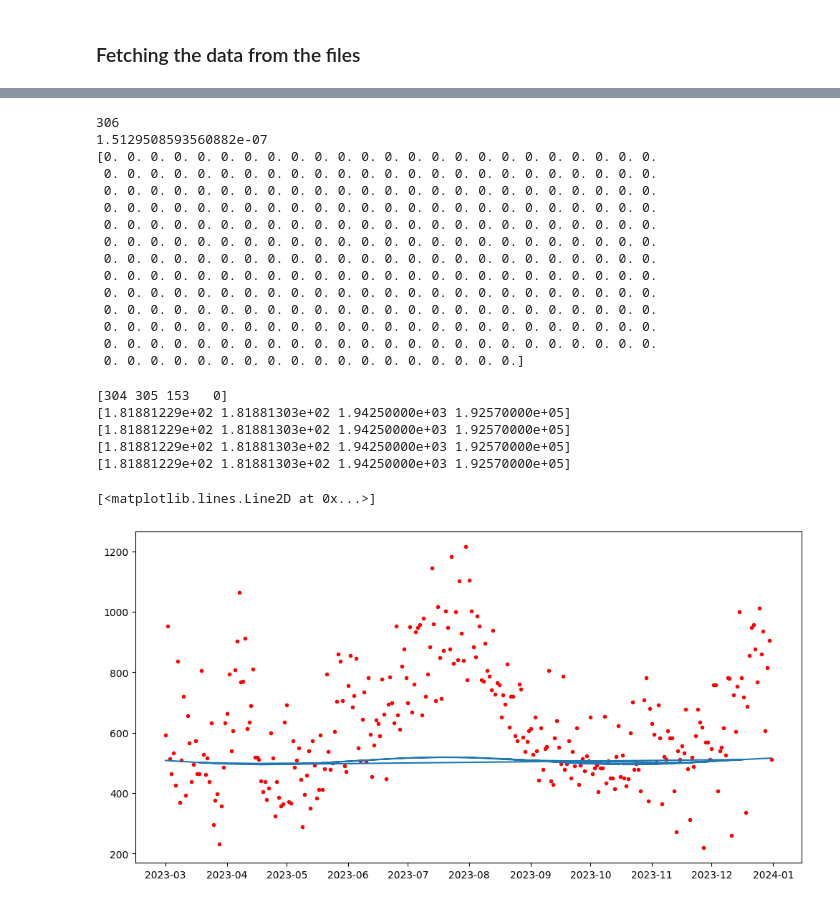
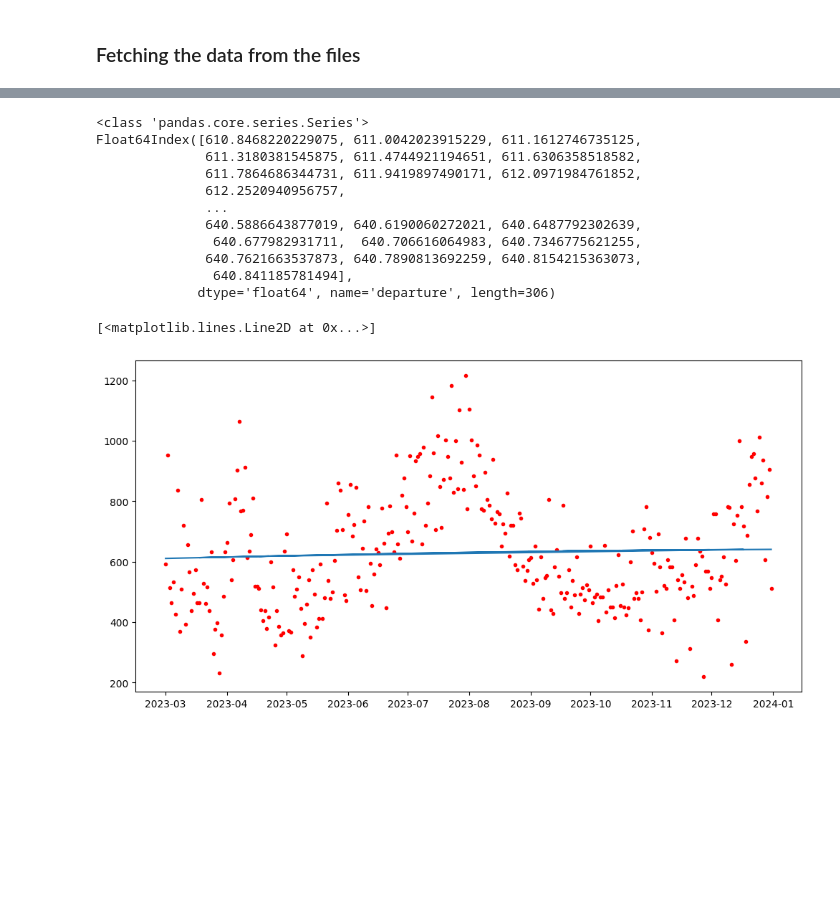
Before and after one commit to MichaelSc21/Airfare-flights-KIWI-API, a Jupyter notebook: anaylsing_data.ipynb, the cells around one changed output, grey strips where cells are left out. Cells and saved outputs as stored; diff of their text form; code cells hidden in the pictures; blank space fills up the shorter version.

Commit message:
Third attempt at trying to find a line of best fit of price against date of departure for flights between MAN and IAS failed

```diff
--- a/anaylsing_data.ipynb
+++ b/anaylsing_data.ipynb
@@ -103,34 +113,33 @@ KeyboardInterrupt:
-# %%
-
-#print(guess)
-#print(freq)
-y_line2 = combine_funcs(x_line, y, amp, freq*np.pi*2, 0, guess_offset)
-# %% [output]
-306
-1.5129508593560882e-07
-[0. 0. 0. 0. 0. 0. 0. 0. 0. 0. 0. 0. 0. 0. 0. 0. 0. 0. 0. 0. 0. 0. 0. 0.
- 0. 0. 0. 0. 0. 0. 0. 0. 0. 0. 0. 0. 0. 0. 0. 0. 0. 0. 0. 0. 0. 0. 0. 0.
- 0. 0. 0. 0. 0. 0. 0. 0. 0. 0. 0. 0. 0. 0. 0. 0. 0. 0. 0. 0. 0. 0. 0. 0.
- 0. 0. 0. 0. 0. 0. 0. 0. 0. 0. 0. 0. 0. 0. 0. 0. 0. 0. 0. 0. 0. 0. 0. 0.
- 0. 0. 0. 0. 0. 0. 0. 0. 0. 0. 0. 0. 0. 0. 0. 0. 0. 0. 0. 0. 0. 0. 0. 0.
- 0. 0. 0. 0. 0. 0. 0. 0. 0. 0. 0. 0. 0. 0. 0. 0. 0. 0. 0. 0. 0. 0. 0. 0.
- 0. 0. 0. 0. 0. 0. 0. 0. 0. 0. 0. 0. 0. 0. 0. 0. 0. 0. 0. 0. 0. 0. 0. 0.
- 0. 0. 0. 0. 0. 0. 0. 0. 0. 0. 0. 0. 0. 0. 0. 0. 0. 0. 0. 0. 0. 0. 0. 0.
- 0. 0. 0. 0. 0. 0. 0. 0. 0. 0. 0. 0. 0. 0. 0. 0. 0. 0. 0. 0. 0. 0. 0. 0.
- 0. 0. 0. 0. 0. 0. 0. 0. 0. 0. 0. 0. 0. 0. 0. 0. 0. 0. 0. 0. 0. 0. 0. 0.
- 0. 0. 0. 0. 0. 0. 0. 0. 0. 0. 0. 0. 0. 0. 0. 0. 0. 0. 0. 0. 0. 0. 0. 0.
- 0. 0. 0. 0. 0. 0. 0. 0. 0. 0. 0. 0. 0. 0. 0. 0. 0. 0. 0. 0. 0. 0. 0. 0.
- 0. 0. 0. 0. 0. 0. 0. 0. 0. 0. 0. 0. 0. 0. 0. 0. 0. 0.]
-[304 305 153   0]
-[1.81881229e+02 1.81881303e+02 1.94250000e+03 1.92570000e+05]
-[1.81881229e+02 1.81881303e+02 1.94250000e+03 1.92570000e+05]
-[1.81881229e+02 1.81881303e+02 1.94250000e+03 1.92570000e+05]
-[1.81881229e+02 1.81881303e+02 1.94250000e+03 1.92570000e+05]
-# %%
-
-fig, ax = plt.subplots(figsize = (12, 6))
-ax.scatter(x, y, color = 'red', marker='.')
-ax.plot(x, y_line2/30+400)
-# %% [output]
-[<matplotlib.lines.Line2D at 0x...>]
-[figure, removed]
+# %%
+y = df2['price']
+x = df2.index
+print(type(y))
+
+def using_legendre(x, y):
+    x_line= (x - pd.Timestamp("01/01/1970")) // pd.Timedelta('1s')
+    y = y.astype(int)
+
+    V = np.polynomial.legendre.legvander(x_line, 20)
+
+    coeffs = np.linalg.lstsq(V, y, rcond=None)[0]
+    g = np.polynomial.legendre.legval(x_line, coeffs)
+    print(g)
+    return g
+y_line3 = using_legendre(x, y)
+fig, ax = plt.subplots(figsize = (12, 6))
+ax.scatter(x, y, color = 'red', marker='.')
+ax.plot(x, y_line3)
+# %% [output]
+<class 'pandas.core.series.Series'>
+Float64Index([610.8468220229075, 611.0042023915229, 611.1612746735125,
+              611.3180381545875, 611.4744921194651, 611.6306358518582,
+              611.7864686344731, 611.9419897490171, 612.0971984761852,
+              612.2520940956757,
+              ...
+              640.5886643877019, 640.6190060272021, 640.6487792302639,
+               640.677982931711,  640.706616064983, 640.7346775621255,
+              640.7621663537873, 640.7890813692259, 640.8154215363073,
+               640.841185781494],
+             dtype='float64', name='departure', length=306)
+[<matplotlib.lines.Line2D at 0x...>]
+[figure, added]
```
Also changed, not shown: parts of 4 cells of this notebook.
